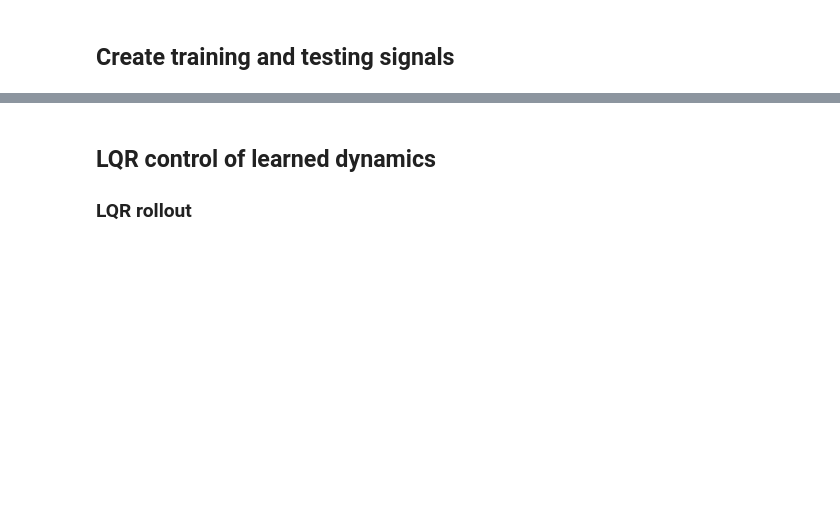
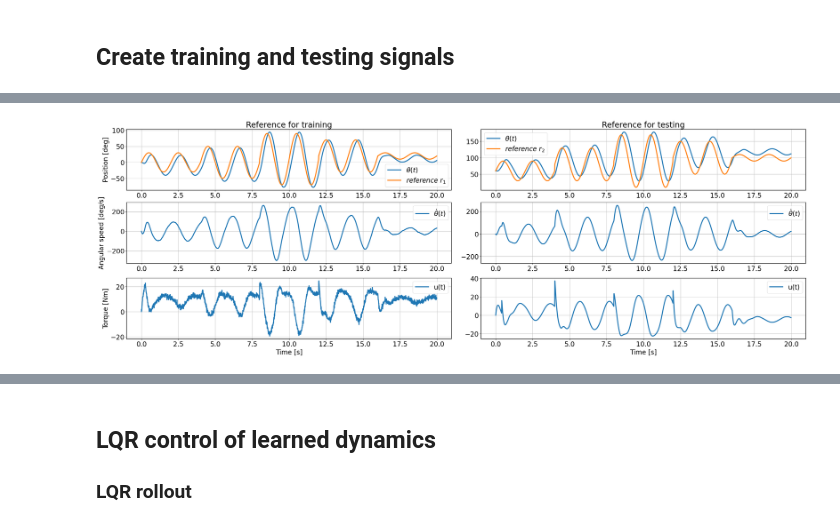
Before and after one commit to CedricFont/Subspace-learning-for-robot-application, a Jupyter notebook: LQR simulation/6_Testing_1D.ipynb, the cells around one changed output, grey strips where cells are left out. Cells and saved outputs as stored; diff of their text form; code cells hidden in the pictures; blank space fills up the shorter version.

```diff
--- a/LQR simulation/6_Testing_1D.ipynb
+++ b/LQR simulation/6_Testing_1D.ipynb
@@ -92,3 +28,88 @@ fig.savefig('Images/Pend_id_sine.svg',format='svg',dpi=800)
+# %%
+# Varying sinusoids ###################################################
+# Pendulum instance
+dt = 1e-2
+
+# Controller design
+K, Ki, Kd, t_max = 10, 50, 0, 12
+
+# Varying sine
+ref1 = varSine([30,50,80,50,10], [.5,.5,.5,.5,.5], 2*np.array([1,1,1,1,1]), [0,0,10,20,20], dt)
+ref2 = varSine([30,50,80,50,10], [.5,.5,.5,.5,.5], 2*np.array([1,1,1,1,1]), [60,80,90,100,100], dt)
+
+time = np.arange(0,len(ref1)*dt,dt)
+pend1 = SimplePendulum(mass=1, length=1, time=time, X0=np.array([deg2rad(0),0]), dt=dt)
+pend2 = SimplePendulum(mass=1, length=1, time=time, X0=np.array([deg2rad(60),0]), dt=dt)
+pend1.ref, pend2.ref = ref1, ref2
+
+for i in range(pend1.N-1):
+    if i <= pend1.N:
+        Kp, Ki, Kd = 50, 20, 5
+    else:
+        Kp, Ki, Kd = 10, 2.5, 5
+    pend1.U[i] = PID(pend1.X, i, pend1.ref[i], Kp, Kd, Ki, pend1.dt, 20, limit=200, integral=integral)[0] + rnd.normal(0,1,1)
+    pend1.X[:,i+1] = RK4(pend1.dynamics, pend1.X[:,i], pend1.U[i], pend1.dt, type='controller-step-by-step')
+    pend2.U[i] = PID(pend2.X, i, pend2.ref[i], 60, 11, 25, pend2.dt, 40, limit=200)[0]
+    pend2.X[:,i+1] = RK4(pend2.dynamics, pend2.X[:,i], pend2.U[i], pend2.dt, type='controller-step-by-step')
+
+# Simple sinusoids ###################################################
+# time = np.arangge(0,20,dt)
+# pend1 = SimplePendulum(mass=1, length=1, time=time, X0=np.array([deg2rad(-90),0]), dt=dt)
+# pend2 = SimplePendulum(mass=1, length=1, time=time, X0=np.array([deg2rad(0),0]), dt=dt)
+# # Reference design
+# freq1, freq2 = .125, .125
+# pend1.T_ref, pend2.T_ref = 1/freq1/pend1.dt, 1/freq2/pend2.dt
+# amplitude1, amplitude2 = 40, 50 # deg
+# pend1.ref = sineReference(pend1.N, pend1.dt, pend1.T_ref, amplitude1, 70)
+# # pend1.ref = sineReference(pend1.N, pend1.dt, [], [], offset=60, varying=True, freq_vector=[.4], amp_vector=[30])
+# # pend1.ref, precision = squareReference(pend1.N, pend1.T_ref, [deg2rad(20),deg2rad(-90)], np.int(pend1.T_ref), 0)
+# pend2.ref = sineReference(pend2.N, pend1.dt, pend2.T_ref, amplitude2, 120)
+# # pend2.ref, precision = squareReference(pend1.N, pend1.T_ref, [deg2rad(100),deg2rad(0)], np.int(pend1.T_ref), 0)
+# u1 = lambda i: 5 + 2.5*np.sin(2*np.pi/pend1.T_ref*i)
+# u2 = lambda i: 5 + 1.5*np.cos(2*np.pi/pend2.T_ref*i)
+
+# # Simulation
+
+# integral = 0
+# for i in range(pend1.N-1):
+#     if i <= pend1.N:
+#         Kp, Ki, Kd = 20, 5, 35
+#     else:
+#         Kp, Ki, Kd = 10, 2.5, 5
+#     pend1.U[i] = PID(pend1.X, i, pend1.ref[i], Kp, Kd, Ki, pend1.dt, 80, limit=200, integral=integral)[0]
+#     pend1.X[:,i+1] = RK4(pend1.dynamics, pend1.X[:,i], pend1.U[i], pend1.dt, type='controller-step-by-step')
+#     pend2.U[i] = PID(pend2.X, i, pend2.ref[i], 50, 11, 25, pend2.dt, 40, limit=200)[0]
+#     pend2.X[:,i+1] = RK4(pend2.dynamics, pend2.X[:,i], pend2.U[i], pend2.dt, type='controller-step-by-step')
+
+# Plots
+plt.rcParams['font.size'] = 20
+fig, ax = plt.subplots(3, 2,
+                       constrained_layout = True, figsize=(30,10))
+
+ax[0,0].plot(pend1.T, rad2deg(pend1.X[0,:]), label=r"$\theta (t)$")
+ax[0,0].plot(pend1.T, rad2deg(np.array(pend1.ref)), label=r"$reference \ r_1$")
+ax[0,1].plot(pend2.T, rad2deg(pend2.X[0,:]), label=r"$\theta (t)$")
+ax[0,1].plot(pend2.T, rad2deg(np.array(pend2.ref)), label=r"$reference \ r_2$")
+ax[0,0].set_ylabel('Position [deg]')
+ax[0,0].grid(), ax[0,1].grid()
+ax[0,0].legend(), ax[0,1].legend()
+ax[0,0].set_title('Reference for training'), ax[0,1].set_title('Reference for testing')
+
+ax[1,0].plot(pend1.T, rad2deg(pend1.X[1,:]), label=r"$\dot{\theta} (t)$")
+ax[1,1].plot(pend2.T, rad2deg(pend2.X[1,:]), label=r"$\dot{\theta} (t)$")
+ax[1,0].set_ylabel('Angular speed [deg/s]')
+ax[1,0].grid(), ax[1,1].grid()
+ax[1,0].legend(), ax[1,1].legend()
+
+ax[2,0].plot(pend1.T[:pend1.N-1], pend1.U, label='u(t)')
+ax[2,1].plot(pend2.T[:pend1.N-1], pend2.U, label='u(t)')
+ax[2,0].set_xlabel('Time [s]'), ax[2,0].set_ylabel('Torque [Nm]'), ax[2,1].set_xlabel('Time [s]')
+ax[2,0].grid(), ax[2,1].grid()
+ax[2,0].legend(), ax[2,1].legend()
+
+fig.savefig('Images/Pend_id_sineVar.svg',format='svg',dpi=800)
+# %% [output]
+[figure, added]
 # %%
 # In the following, pend1 --> training of A & B
 #                   pend2 --> testing (trajectory simulation)
```
Also changed, not shown: parts of 5 cells of this notebook, 7 other files.
